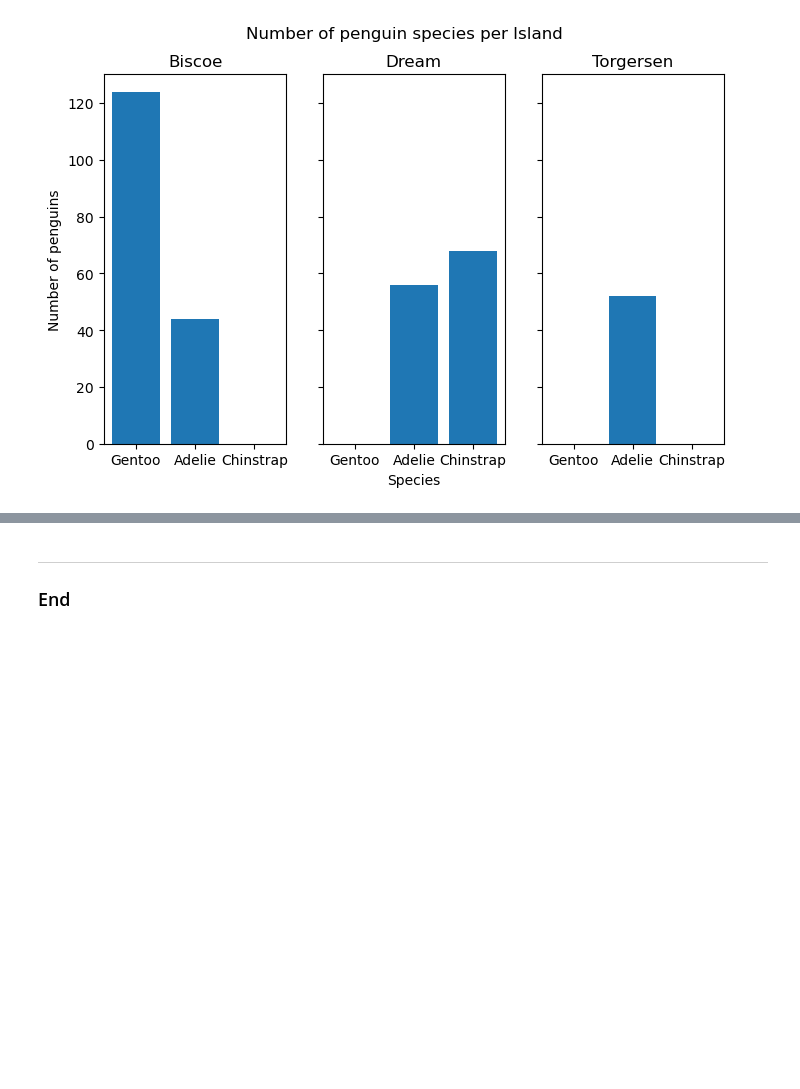
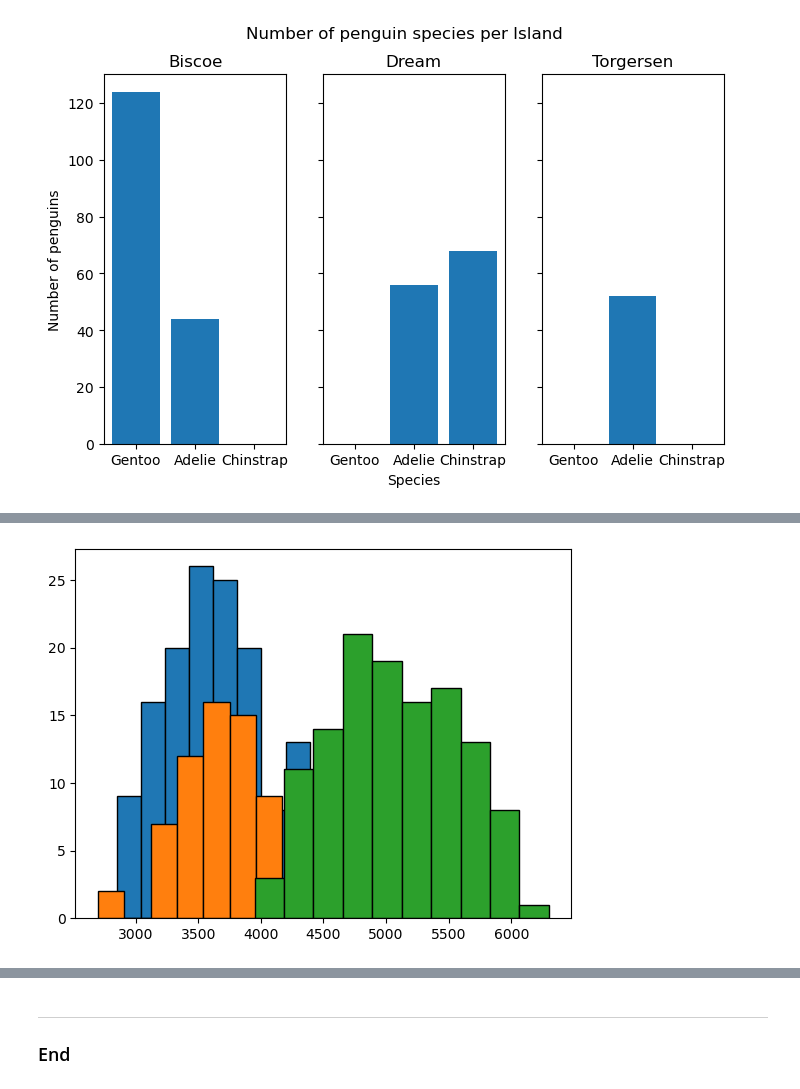
Before and after one commit to eoghanpw/pofda-mywork, a Jupyter notebook: penguins.ipynb, the cells around one changed output, grey strips where cells are left out. Drawn from its saved outputs; the diff is of its cells as text; code cells hidden in the pictures; blank space fills up the shorter version.

```diff
--- a/penguins.ipynb
+++ b/penguins.ipynb
@@ -197,0 +185,12 @@ plt.show()
+# %%
+body_mass_adelie = penguins[penguins['species'] == "Adelie"]['body_mass_g'].to_numpy()
+body_mass_chinstrap = penguins[penguins['species'] == "Chinstrap"]['body_mass_g'].to_numpy()
+body_mass_gentoo = penguins[penguins['species'] == "Gentoo"]['body_mass_g'].to_numpy()
+
+fig, ax = plt.subplots()
+ax.hist(body_mass_adelie, edgecolor='black')
+ax.hist(body_mass_chinstrap, edgecolor='black')
+ax.hist(body_mass_gentoo, edgecolor='black')
+plt.show()
+# %% [output]
+[figure, added]
```
Also changed, not shown: parts of 8 cells of this notebook.
